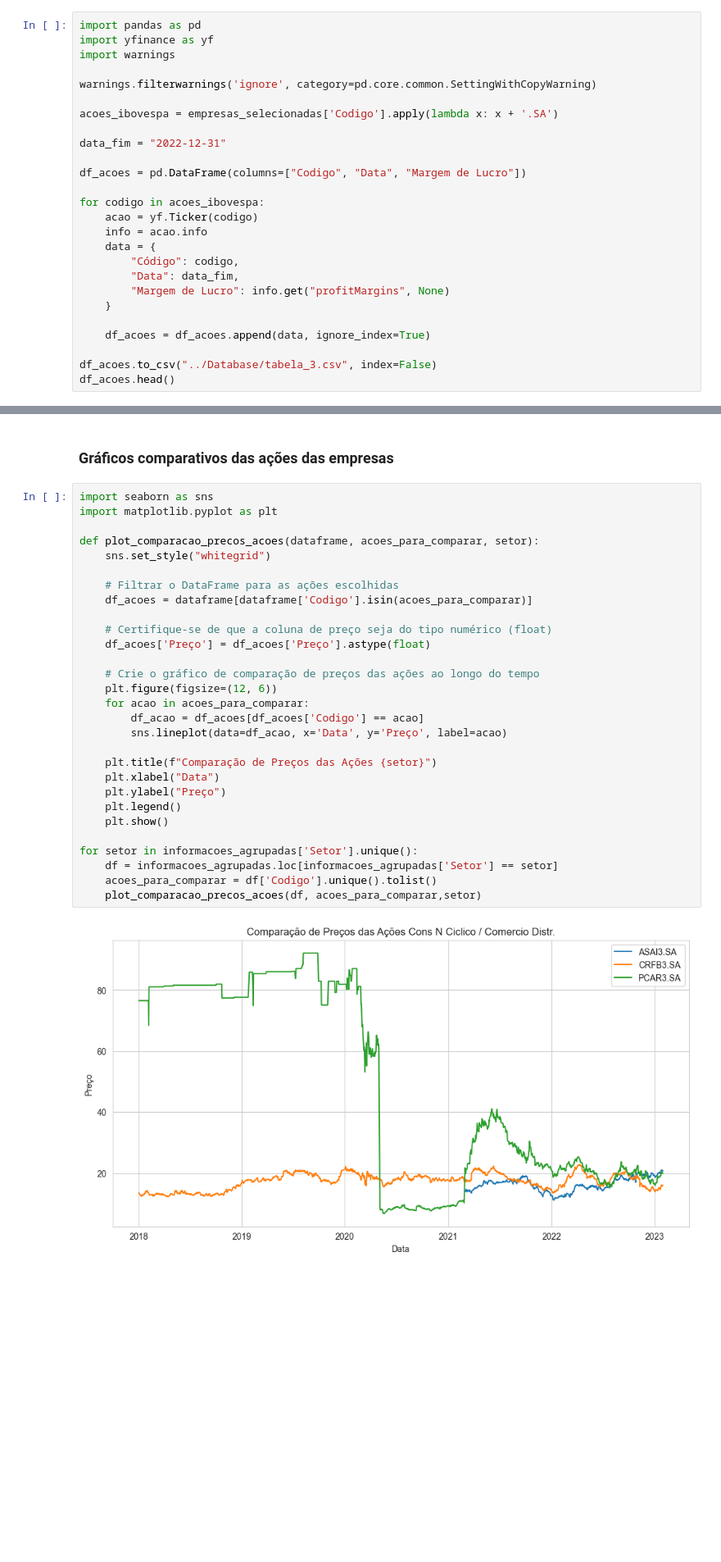
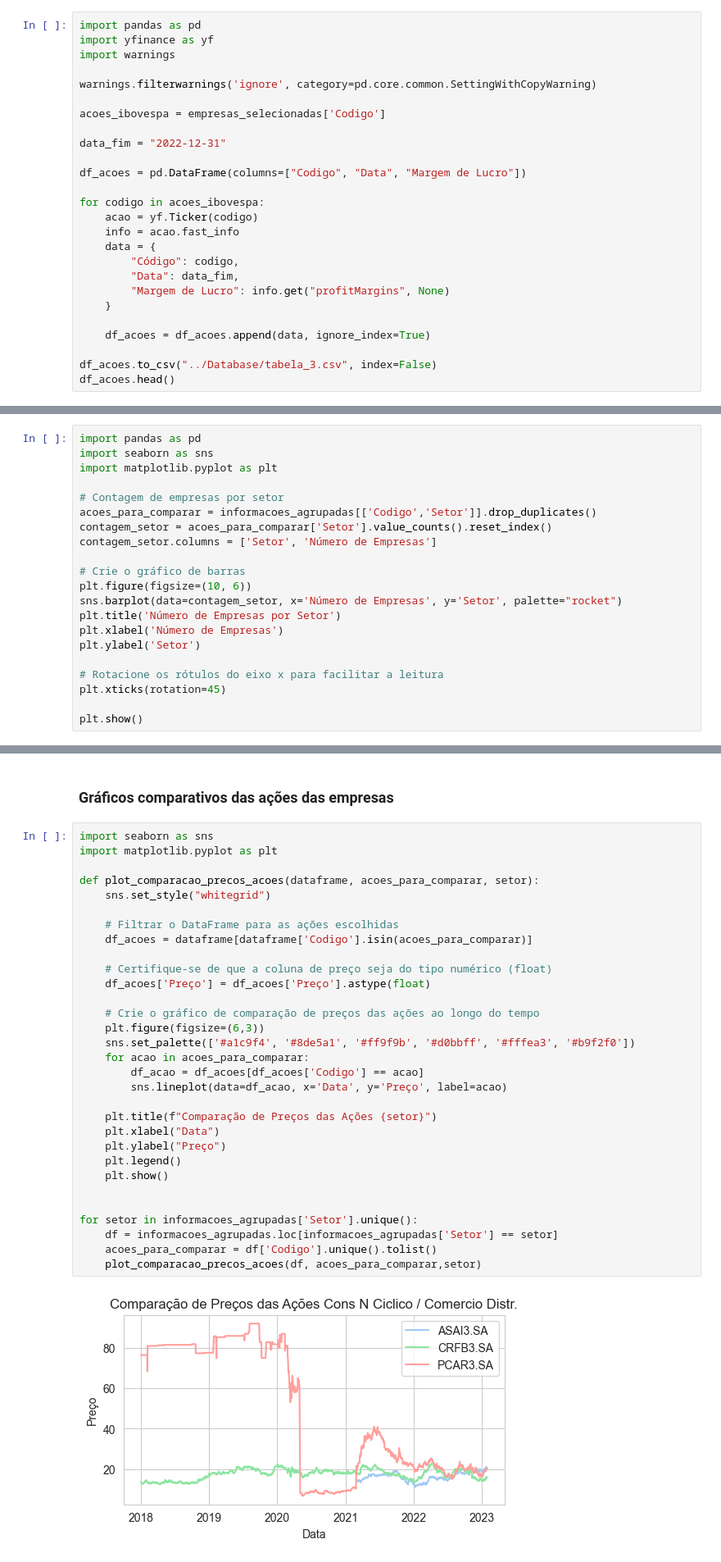
Before and after one commit to DataHIRER/aplicado-ods-12, a Jupyter notebook: Scripts/analise_exploratoria.ipynb, the cells around one changed output, grey strips where cells are left out. Shown: that part at 82% size. Cells and saved outputs as stored; diff of their text form; blank space fills up the shorter version.

```diff
--- a/Scripts/analise_exploratoria.ipynb
+++ b/Scripts/analise_exploratoria.ipynb
@@ -102,7 +102,7 @@ import warnings
 
 warnings.filterwarnings('ignore', category=pd.core.common.SettingWithCopyWarning)
 
-acoes_ibovespa = empresas_selecionadas['Codigo'].apply(lambda x: x + '.SA')
+acoes_ibovespa = empresas_selecionadas['Codigo']
 
 data_fim = "2022-12-31"
 
@@ -110,7 +110,7 @@ df_acoes = pd.DataFrame(columns=["Codigo", "Data", "Margem de Lucro"])
 
 for codigo in acoes_ibovespa:
     acao = yf.Ticker(codigo)
-    info = acao.info
+    info = acao.fast_info
     data = {
         "Código": codigo,
         "Data": data_fim,
@@ -144,0 +184,21 @@ informacoes_agrupadas.head()
+# %%
+import pandas as pd
+import seaborn as sns
+import matplotlib.pyplot as plt
+
+# Contagem de empresas por setor
+acoes_para_comparar = informacoes_agrupadas[['Codigo','Setor']].drop_duplicates()
+contagem_setor = acoes_para_comparar['Setor'].value_counts().reset_index()
+contagem_setor.columns = ['Setor', 'Número de Empresas']
+
+# Crie o gráfico de barras
+plt.figure(figsize=(10, 6))
+sns.barplot(data=contagem_setor, x='Número de Empresas', y='Setor', palette="rocket")
+plt.title('Número de Empresas por Setor')
+plt.xlabel('Número de Empresas')
+plt.ylabel('Setor')
+
+# Rotacione os rótulos do eixo x para facilitar a leitura
+plt.xticks(rotation=45)
+
+plt.show()
@@ -147,31 +209,33 @@ informacoes_agrupadas.head()
 # %%
 import seaborn as sns
 import matplotlib.pyplot as plt
 
 def plot_comparacao_precos_acoes(dataframe, acoes_para_comparar, setor):
     sns.set_style("whitegrid")
 
     # Filtrar o DataFrame para as ações escolhidas
     df_acoes = dataframe[dataframe['Codigo'].isin(acoes_para_comparar)]
 
     # Certifique-se de que a coluna de preço seja do tipo numérico (float)
     df_acoes['Preço'] = df_acoes['Preço'].astype(float)
 
     # Crie o gráfico de comparação de preços das ações ao longo do tempo
-    plt.figure(figsize=(12, 6))
+    plt.figure(figsize=(6,3))
+    sns.set_palette(['#a1c9f4', '#8de5a1', '#ff9f9b', '#d0bbff', '#fffea3', '#b9f2f0'])
     for acao in acoes_para_comparar:
         df_acao = df_acoes[df_acoes['Codigo'] == acao]
         sns.lineplot(data=df_acao, x='Data', y='Preço', label=acao)
 
     plt.title(f"Comparação de Preços das Ações {setor}")
     plt.xlabel("Data")
     plt.ylabel("Preço")
     plt.legend()
     plt.show()
 
+
 for setor in informacoes_agrupadas['Setor'].unique():
     df = informacoes_agrupadas.loc[informacoes_agrupadas['Setor'] == setor]
     acoes_para_comparar = df['Codigo'].unique().tolist()
     plot_comparacao_precos_acoes(df, acoes_para_comparar,setor)
 # %% [output]
-[figure, old version]
+[figure, new version]
```
Also changed, not shown: parts of 10 cells of this notebook, 4 other files.
